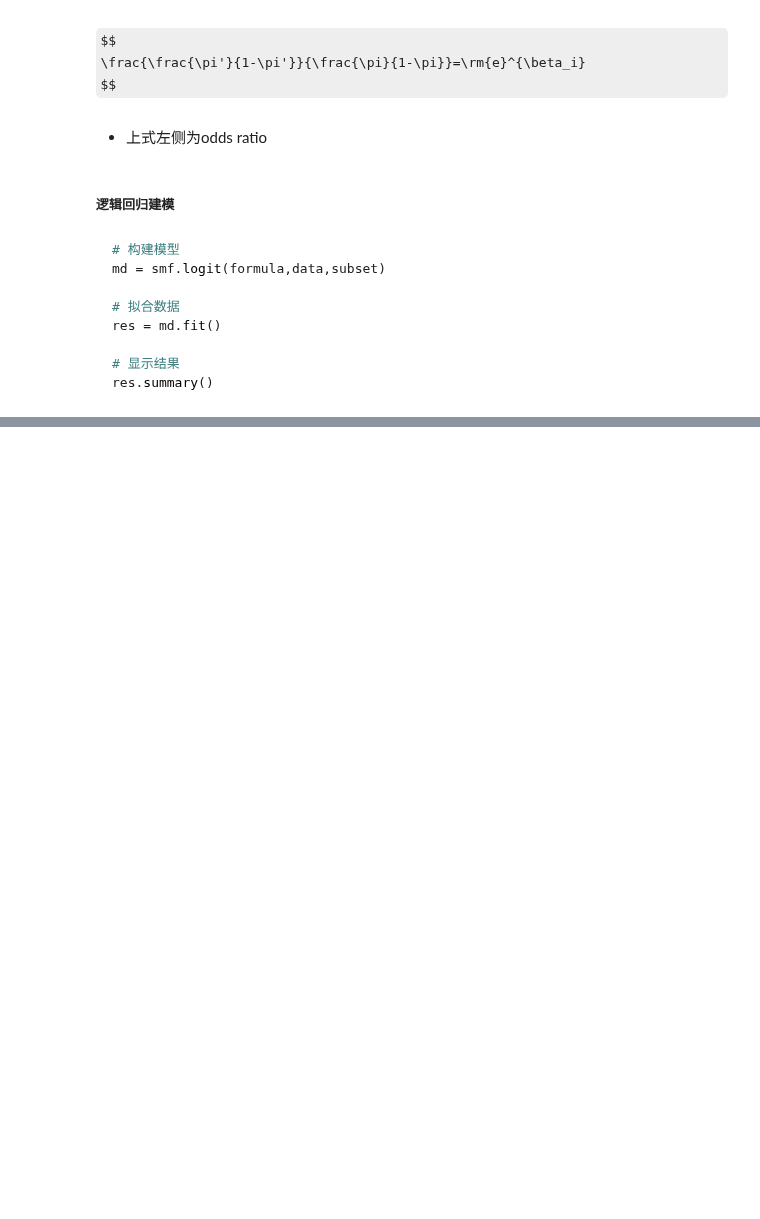
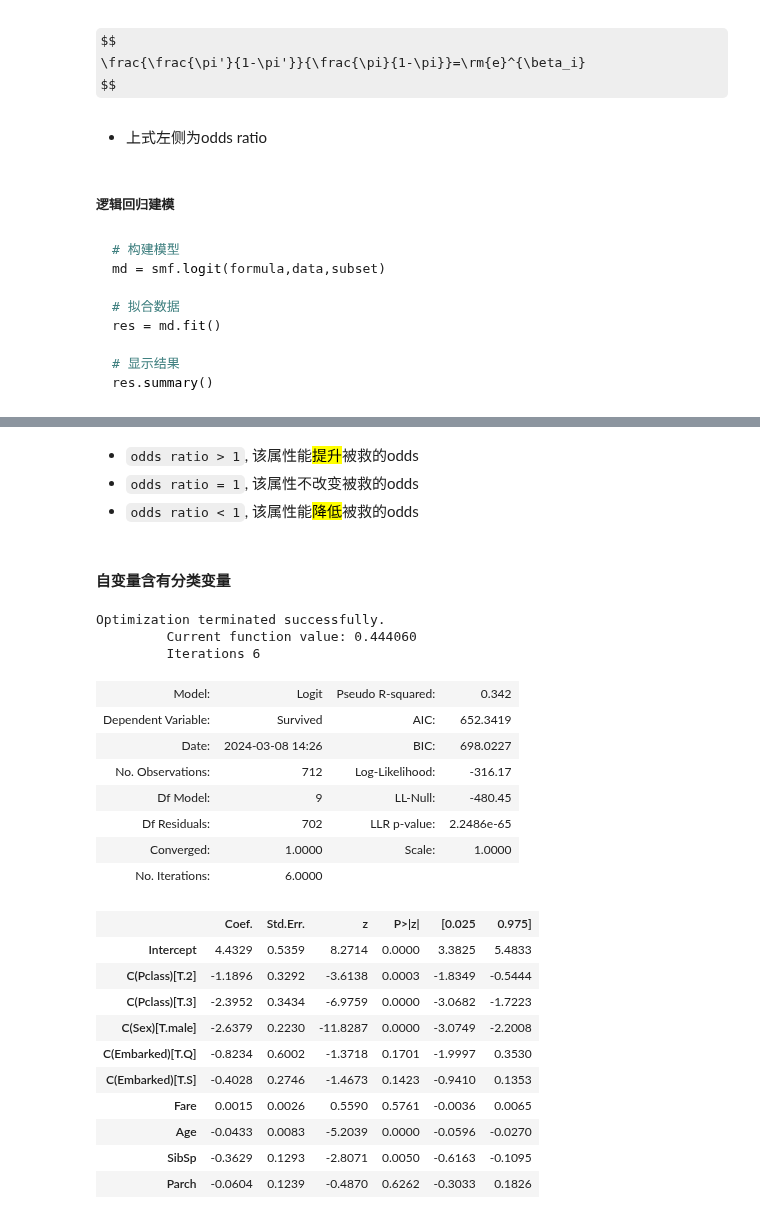
Before and after one commit to christinemu/biz-mining, a Jupyter notebook: 5_Regression.ipynb, the cells around one changed output, grey strips where cells are left out. Cells and saved outputs as stored; diff of their text form; code cells hidden in the pictures; some formulas as TeX source; blank space fills up the shorter version.

```diff
--- a/5_Regression.ipynb
+++ b/5_Regression.ipynb
@@ -511,0 +544,33 @@ Logit Regression Results
+# %% [markdown]
+- `odds ratio > 1`, 该属性能<mark>提升</mark>被救的odds
+- `odds ratio = 1`, 该属性不改变被救的odds
+- `odds ratio < 1`, 该属性能<mark>降低</mark>被救的odds
+# %% [markdown]
+#### 自变量含有分类变量
+# %%
+resTitanic2 = smf.logit('Survived~Fare+Age+SibSp+Parch+C(Pclass)+C(Sex)+C(Embarked)', data=titanicDf).fit()
+
+resTitanic2.summary2()
+# %% [output]
+Optimization terminated successfully.
+         Current function value: 0.444060
+         Iterations 6
+| Model: | Logit | Pseudo R-squared: | 0.342 |
+| Dependent Variable: | Survived | AIC: | 652.3419 |
+| Date: | 2024-03-08 14:26 | BIC: | 698.0227 |
+| No. Observations: | 712 | Log-Likelihood: | -316.17 |
+| Df Model: | 9 | LL-Null: | -480.45 |
+| Df Residuals: | 702 | LLR p-value: | 2.2486e-65 |
+| Converged: | 1.0000 | Scale: | 1.0000 |
+| No. Iterations: | 6.0000 |  |  |
+|  | Coef. | Std.Err. | z | P>|z| | [0.025 | 0.975] |
+| Intercept | 4.4329 | 0.5359 | 8.2714 | 0.0000 | 3.3825 | 5.4833 |
+| C(Pclass)[T.2] | -1.1896 | 0.3292 | -3.6138 | 0.0003 | -1.8349 | -0.5444 |
+| C(Pclass)[T.3] | -2.3952 | 0.3434 | -6.9759 | 0.0000 | -3.0682 | -1.7223 |
+| C(Sex)[T.male] | -2.6379 | 0.2230 | -11.8287 | 0.0000 | -3.0749 | -2.2008 |
+| C(Embarked)[T.Q] | -0.8234 | 0.6002 | -1.3718 | 0.1701 | -1.9997 | 0.3530 |
+| C(Embarked)[T.S] | -0.4028 | 0.2746 | -1.4673 | 0.1423 | -0.9410 | 0.1353 |
+| Fare | 0.0015 | 0.0026 | 0.5590 | 0.5761 | -0.0036 | 0.0065 |
+| Age | -0.0433 | 0.0083 | -5.2039 | 0.0000 | -0.0596 | -0.0270 |
+| SibSp | -0.3629 | 0.1293 | -2.8071 | 0.0050 | -0.6163 | -0.1095 |
+| Parch | -0.0604 | 0.1239 | -0.4870 | 0.6262 | -0.3033 | 0.1826 |
```
Also changed, not shown: parts of 29 cells of this notebook, 1 other file.
